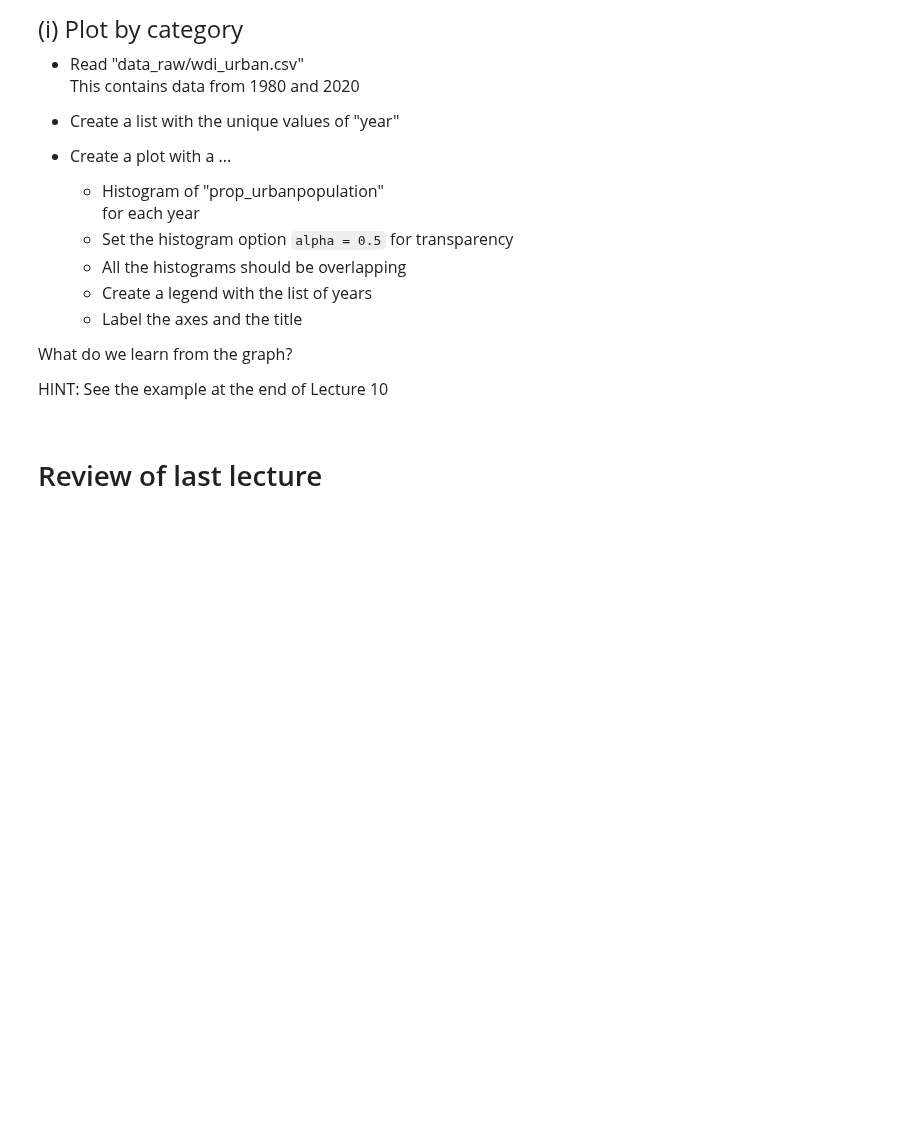
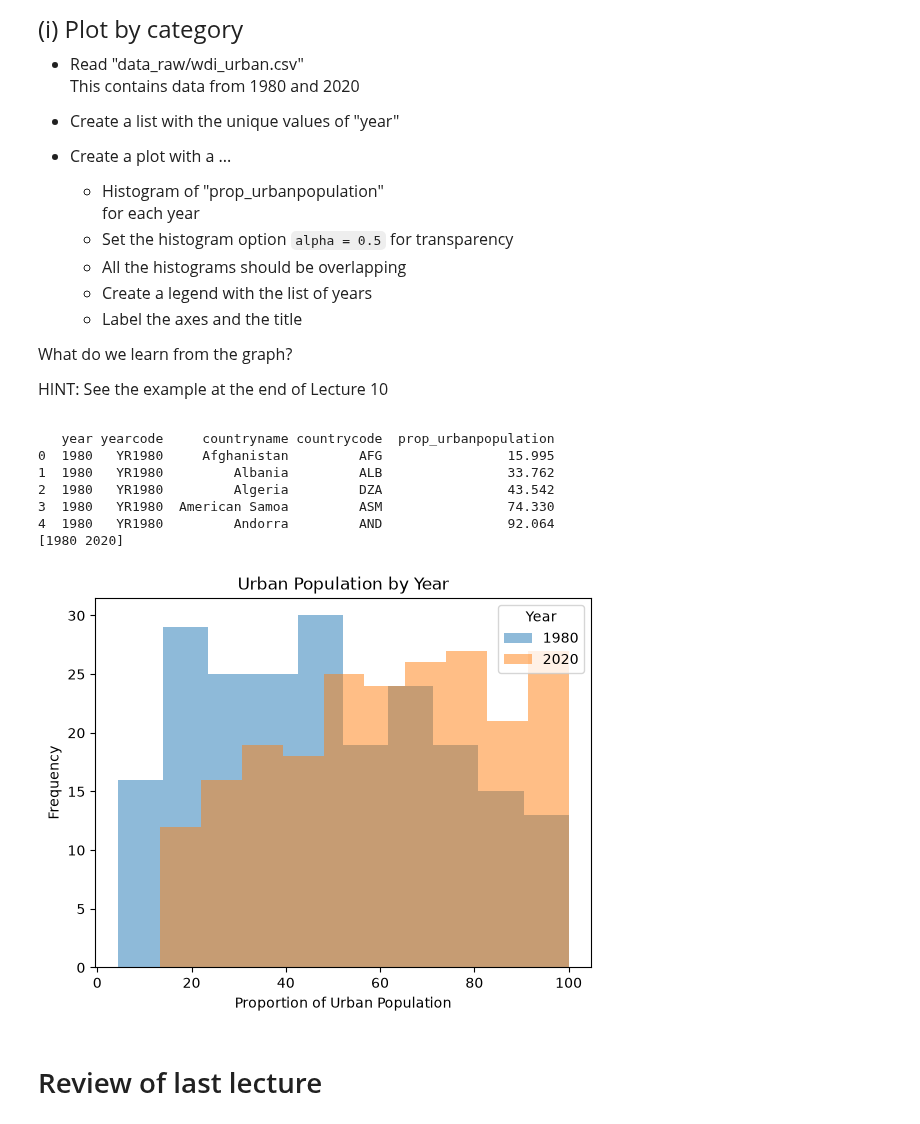
Before and after one commit to pmajumd/datasci530fall2026, a Jupyter notebook: Lecture 02/Lecture 2 - Exercises.ipynb, the cells around one changed output. Saved outputs shown, nothing was run; the diff lists cells and outputs as text; code cells hidden in the pictures; blank space fills up the shorter version.

```diff
--- a/Lecture 02/Lecture 2 - Exercises.ipynb
+++ b/Lecture 02/Lecture 2 - Exercises.ipynb
@@ -57,0 +96,9 @@ To get full points you must do all of the above instructions
+# %%
+# Write your own code
+year = 2008
+if year <= 2000:
+    print("Year 2000 or earlier")
+elif year <= 2005:
+    print("Between 2001 and 2005")
+else:
+    print("Year 2006 or later")
@@ -187,3 +462,39 @@ HINT: See the example at the end of Lecture 10
+# %%
+# Write your own code
+
+import pandas as pd
+import matplotlib.pyplot as plt
+
+# Read the dataset
+wdi_urban = pd.read_csv("data_raw/wdi_urban.csv")
+print(wdi_urban.head())
+
+# Create a list of unique years
+list_years = pd.unique(wdi_urban["year"])
+print(list_years)
+
+# Create a histogram for each year
+for year in list_years:
+    df = wdi_urban.query("year == @year")
+    plt.hist(x=df["prop_urbanpopulation"], alpha=0.5)
+
+
+# Add labels, title, and legend
+plt.xlabel("Proportion of Urban Population")
+plt.ylabel("Frequency")
+plt.title("Urban Population by Year")
+plt.legend(labels=list_years, title="Year")
+
+plt.show()
+# %% [output]
+   year yearcode     countryname countrycode  prop_urbanpopulation
+0  1980   YR1980     Afghanistan         AFG                15.995
+1  1980   YR1980         Albania         ALB                33.762
+2  1980   YR1980         Algeria         DZA                43.542
+3  1980   YR1980  American Samoa         ASM                74.330
+4  1980   YR1980         Andorra         AND                92.064
+[1980 2020]
+[figure, added]
 # %% [markdown]
 # Review of last lecture
 # %% [markdown]
```
Also changed, not shown: parts of 23 cells of this notebook, 12 other files.
